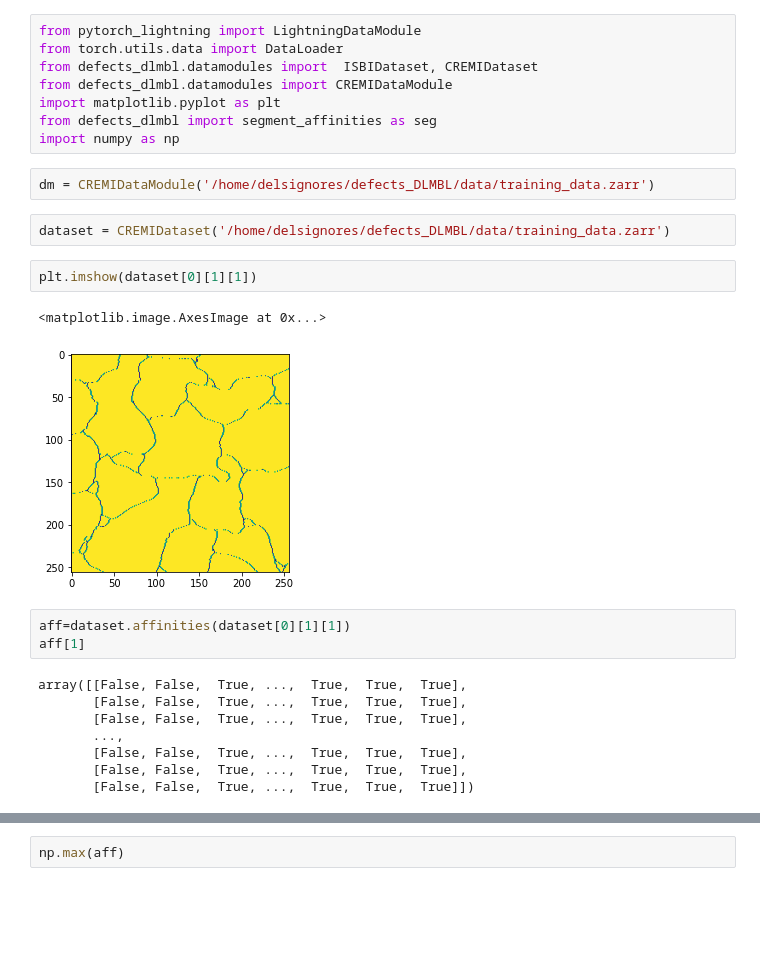
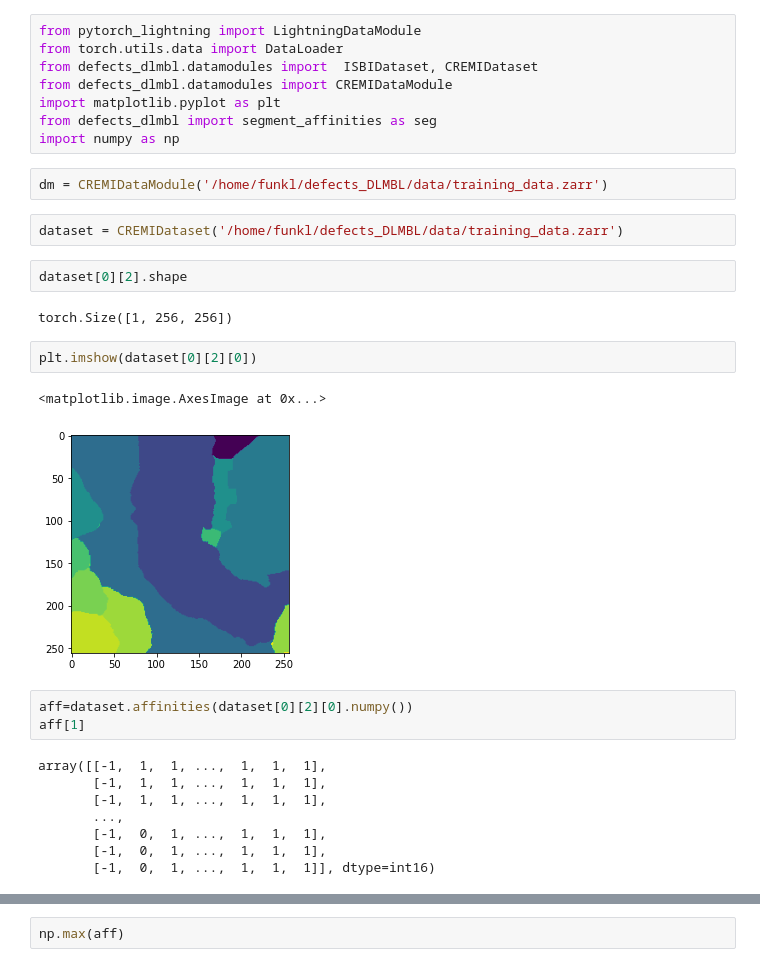
Before and after one commit to bbarad/defects_DLMBL, a Jupyter notebook: notebooks/TestingSegmentation.ipynb, the cells around one changed output, grey strips where cells are left out. Drawn from its saved outputs; the diff is of its cells as text; blank space fills up the shorter version.

Commit message:
more affinities

```diff
--- a/notebooks/TestingSegmentation.ipynb
+++ b/notebooks/TestingSegmentation.ipynb
@@ -10,25 +16,29 @@ import matplotlib.pyplot as plt
 from defects_dlmbl import segment_affinities as seg
 import numpy as np
 # %%
-dm = CREMIDataModule('/home/delsignores/defects_DLMBL/data/training_data.zarr')
+dm = CREMIDataModule('/home/funkl/defects_DLMBL/data/training_data.zarr')
 # %%
-dataset = CREMIDataset('/home/delsignores/defects_DLMBL/data/training_data.zarr')
+dataset = CREMIDataset('/home/funkl/defects_DLMBL/data/training_data.zarr')
+# %%
+dataset[0][2].shape
+# %% [output]
+torch.Size([1, 256, 256])
 # %%
-plt.imshow(dataset[0][1][1])
+plt.imshow(dataset[0][2][0])
 # %% [output]
 <matplotlib.image.AxesImage at 0x...>
-[figure, old version]
+[figure, new version]
 # %%
-aff=dataset.affinities(dataset[0][1][1])
+aff=dataset.affinities(dataset[0][2][0].numpy())
 aff[1]
 # %% [output]
-array([[False, False,  True, ...,  True,  True,  True],
-       [False, False,  True, ...,  True,  True,  True],
-       [False, False,  True, ...,  True,  True,  True],
+array([[-1,  1,  1, ...,  1,  1,  1],
+       [-1,  1,  1, ...,  1,  1,  1],
+       [-1,  1,  1, ...,  1,  1,  1],
        ...,
-       [False, False,  True, ...,  True,  True,  True],
-       [False, False,  True, ...,  True,  True,  True],
-       [False, False,  True, ...,  True,  True,  True]])
+       [-1,  0,  1, ...,  1,  1,  1],
+       [-1,  0,  1, ...,  1,  1,  1],
+       [-1,  0,  1, ...,  1,  1,  1]], dtype=int16)
 # %%
 fig, axes = plt.subplots(2, figsize=(15, 8))
 axes[0].imshow(dataset[0][0].squeeze())
```
Also changed, not shown: parts of 9 cells of this notebook, 4 other files.
